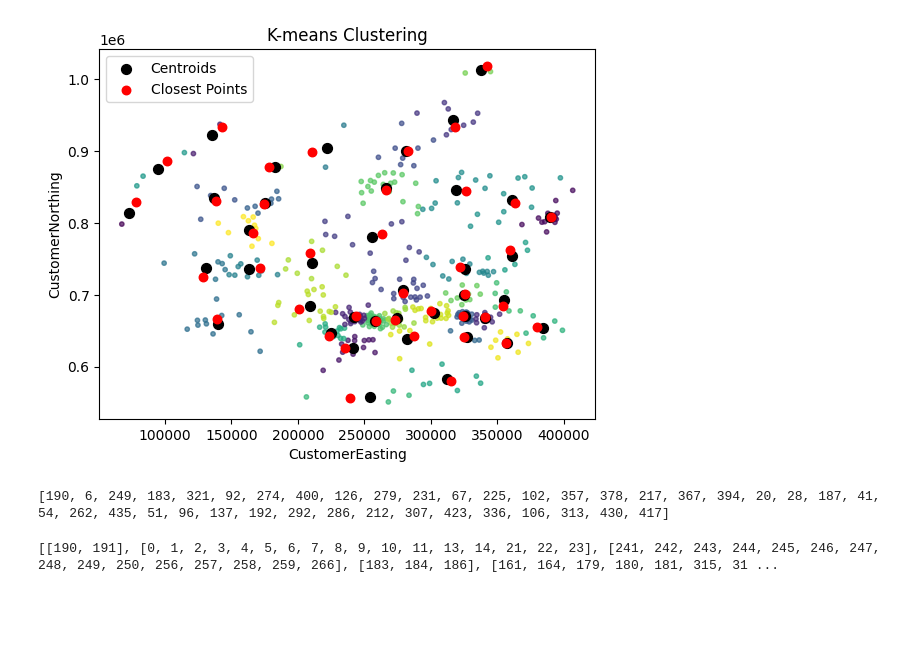
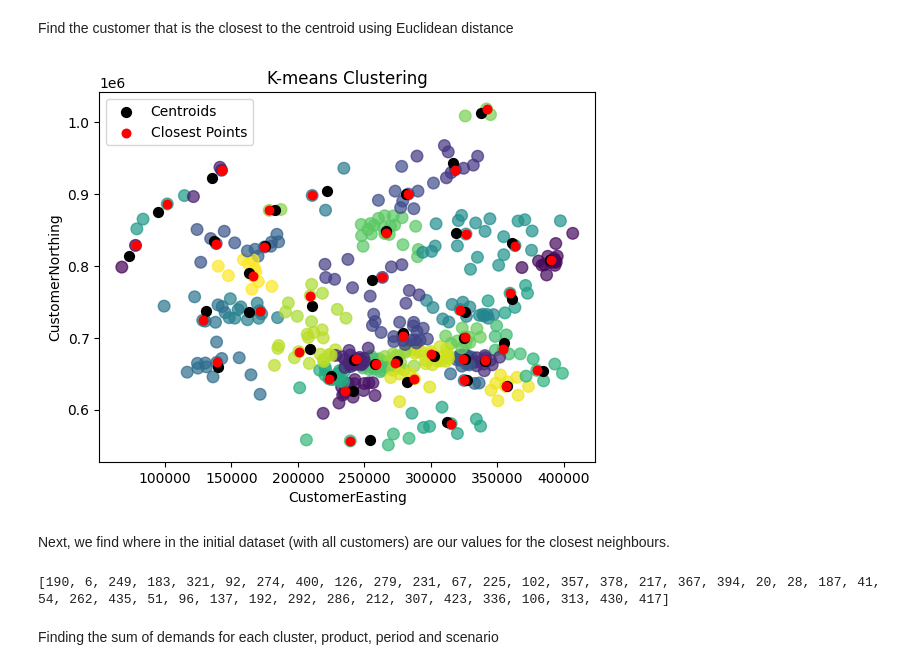
Before and after one commit to nicolastalia/risklog, a Jupyter notebook: clustering.ipynb, the cells around one changed output. Saved outputs shown, nothing was run; the diff lists cells and outputs as text; code cells hidden in the pictures; blank space fills up the shorter version.

```diff
--- a/clustering.ipynb
+++ b/clustering.ipynb
@@ -73 +50,14 @@ plt.show()
+# %%
+# Changing the value of clusters to 40 and running the same code to plot the map.
+n_clusters = 40
+
+
+# Create KMeans instance
+kmeans = KMeans(n_clusters=n_clusters, init=init_method, n_init=n_init, random_state=random_state)
+kmeans.fit(X)
+labels = kmeans.labels_
+
+# To prevent duplicate code, the results are printed once closest neighbours are found below.
+# %% [markdown]
+Find the customer that is the closest to the centroid using Euclidean distance
 # %%
@@ -93,26 +84,25 @@ for cluster_idx in range(n_clusters):
     # Append index and coordinates of closest point to list
     closest_points.append(closest_point_coords)
 # %%
-
-num_clusters = len(np.unique(labels))
-colors = plt.cm.viridis(np.linspace(0, 1, num_clusters))  # Using viridis colormap for shades of green
-cmap = ListedColormap(colors)
-
-# Plot the data points and centroids
-plt.scatter(X[:, 1], X[:, 0], c=labels, s=10, alpha=0.7)  # Changed the order of coordinates for scatter plot
+# New plot where both centroids and the closest neighbours can be seen.
+plt.scatter(X[:, 1], X[:, 0], c=labels, s=70, alpha=0.7)  # Changed the order of coordinates for scatter plot
 plt.scatter(kmeans.cluster_centers_[:, 1], kmeans.cluster_centers_[:, 0], c='black', marker='.', s=200, label='Centroids')  # Changed the order of coordinates for centroids
 
 # Plot the closest points
 closest_points = np.array(closest_points)
 plt.scatter(closest_points[:, 1], closest_points[:, 0], c='red', marker='.', s=150, label='Closest Points')  # Changed the order of coordinates for centroids
 
+# Organise the labels, legend and save the plot
 plt.title('K-means Clustering')
 plt.xlabel('CustomerEasting')
 plt.ylabel('CustomerNorthing')
 plt.legend()
+plt.savefig('K-means_clustering.png')  # You can change the filename and extension as needed
 plt.show()
 # %% [output]
-[figure, old version]
+[figure, new version]
+# %% [markdown]
+Next, we find where in the initial dataset (with all customers) are our values for the closest neighbours.
 # %%
 closest_points_within_X = []
 
@@ -133,17 +121,4 @@ print(closest_points_within_X)
 # %% [output]
 [190, 6, 249, 183, 321, 92, 274, 400, 126, 279, 231, 67, 225, 102, 357, 378, 217, 367, 394, 20, 28, 187, 41, 54, 262, 435, 51, 96, 137, 192, 292, 286, 212, 307, 423, 336, 106, 313, 430, 417]
-# %%
-# Assuming you have n_clusters and labels defined
-
-cluster_indices = {}
-
-# Assuming you have n_clusters defined
-for cluster_label in range(n_clusters):
-    cluster_indices[cluster_label] = np.where(labels == cluster_label)[0]
-
-# Convert dictionary to list of lists
-cluster_arrays = [indices.tolist() for indices in cluster_indices.values()]
-
-print(cluster_arrays)
-# %% [output]
-[[190, 191], [0, 1, 2, 3, 4, 5, 6, 7, 8, 9, 10, 11, 13, 14, 21, 22, 23], [241, 242, 243, 244, 245, 246, 247, 248, 249, 250, 256, 257, 258, 259, 266], [183, 184, 186], [161, 164, 179, 180, 181, 315, 31 ...
+# %% [markdown]
+Finding the sum of demands for each cluster, product, period and scenario
```
Also changed, not shown: parts of 15 cells of this notebook, 3 other files.
